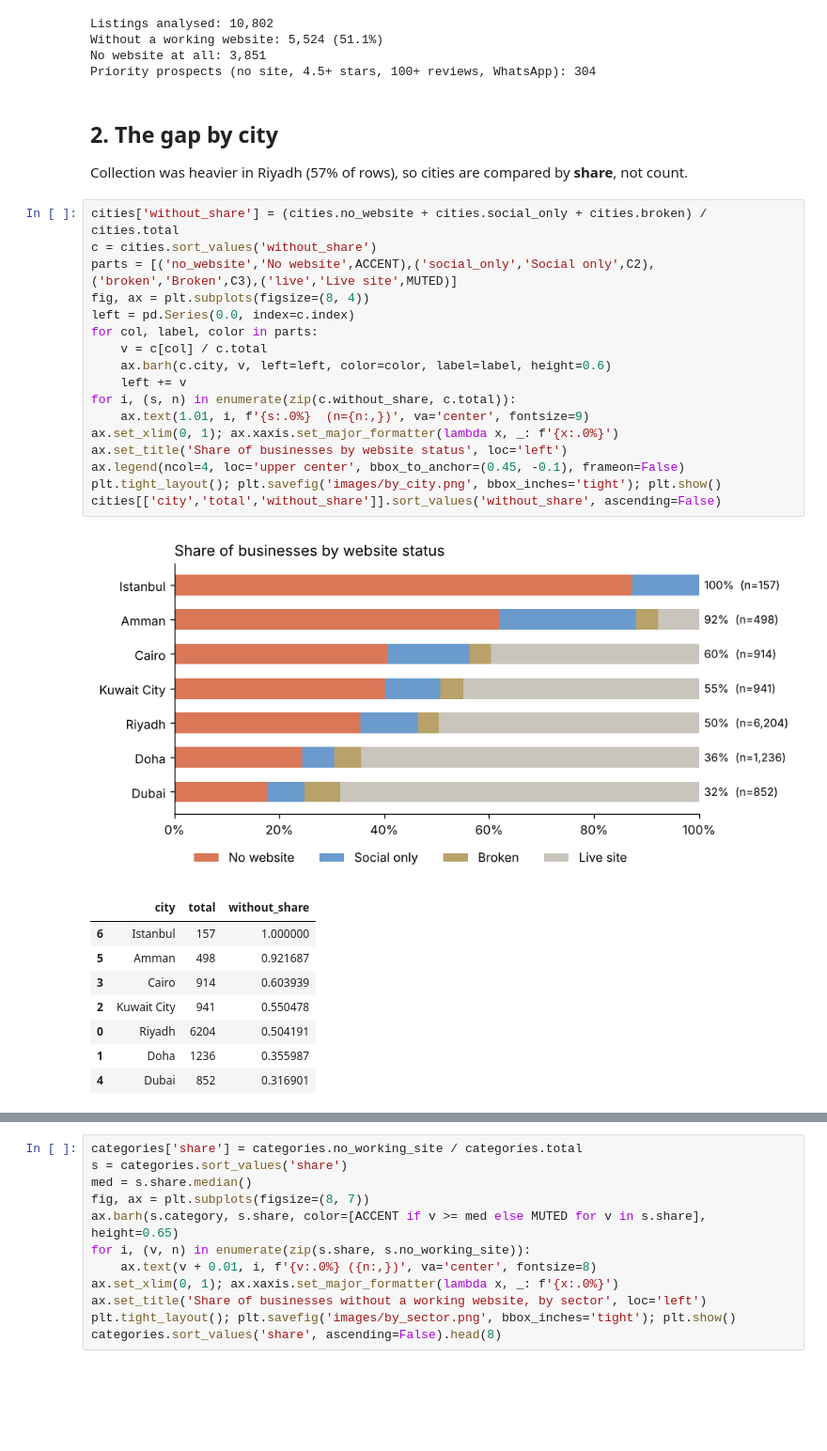
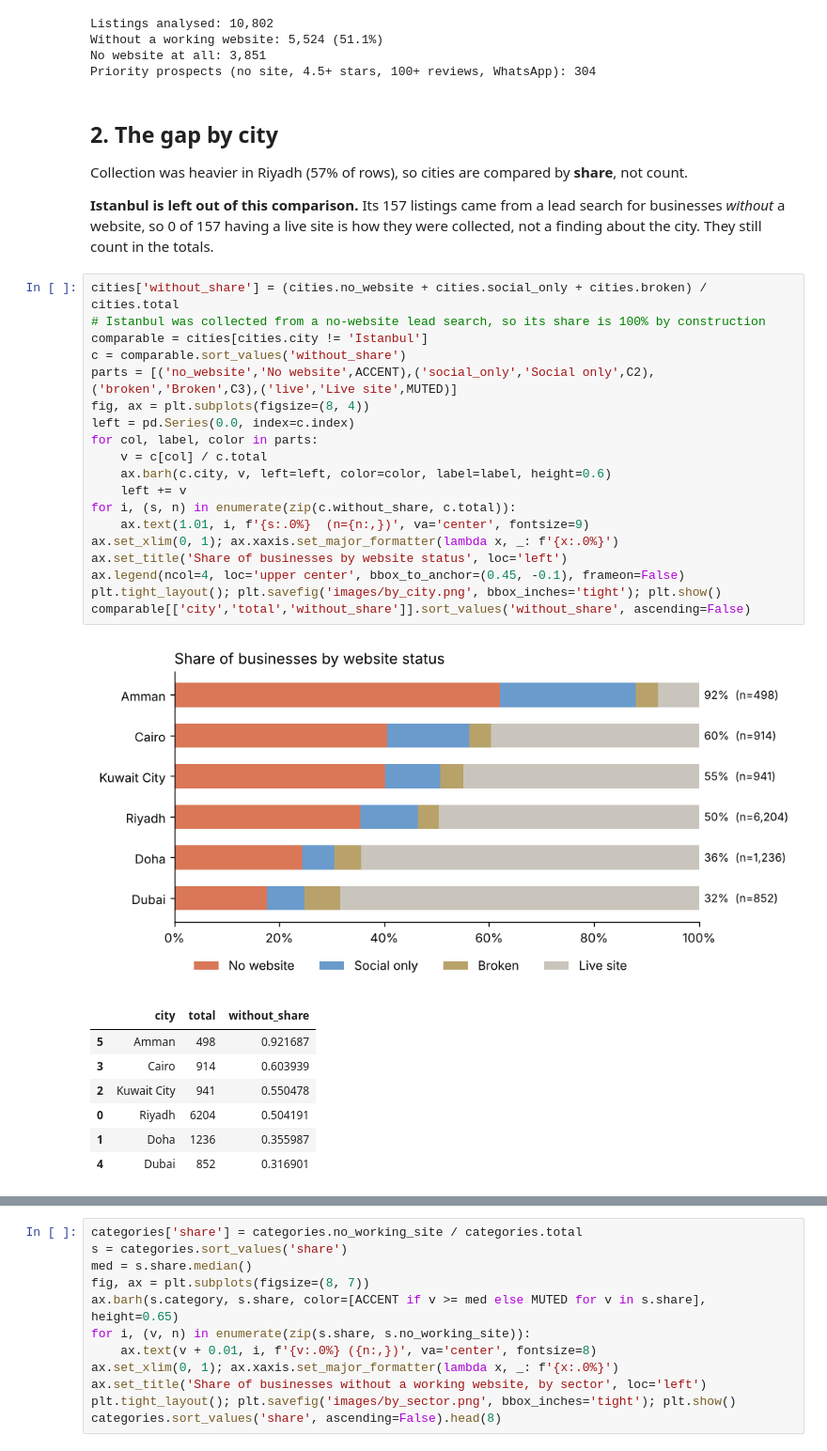
Before and after one commit to KHALEDNOAMAN/mena-web-presence-gap, a Jupyter notebook: analysis.ipynb, the cells around one changed output, grey strips where cells are left out. Shown at 94% size. Drawn from its saved outputs; the diff is of its cells as text; blank space fills up the shorter version.

```diff
--- a/analysis.ipynb
+++ b/analysis.ipynb
@@ -41,27 +41,30 @@ Priority prospects (no site, 4.5+ stars, 100+ reviews, WhatsApp): 304
 # %% [markdown]
 ## 2. The gap by city
 Collection was heavier in Riyadh (57% of rows), so cities are compared by **share**, not count.
+
+**Istanbul is left out of this comparison.** Its 157 listings came from a lead search for businesses *without* a website, so 0 of 157 having a live site is how they were collected, not a finding about the city. They still count in the totals.
 # %%
 cities['without_share'] = (cities.no_website + cities.social_only + cities.broken) / cities.total
-c = cities.sort_values('without_share')
+# Istanbul was collected from a no-website lead search, so its share is 100% by construction
+comparable = cities[cities.city != 'Istanbul']
+c = comparable.sort_values('without_share')
 parts = [('no_website','No website',ACCENT),('social_only','Social only',C2),('broken','Broken',C3),('live','Live site',MUTED)]
 fig, ax = plt.subplots(figsize=(8, 4))
 left = pd.Series(0.0, index=c.index)
 for col, label, color in parts:
     v = c[col] / c.total
     ax.barh(c.city, v, left=left, color=color, label=label, height=0.6)
     left += v
 for i, (s, n) in enumerate(zip(c.without_share, c.total)):
     ax.text(1.01, i, f'{s:.0%}  (n={n:,})', va='center', fontsize=9)
 ax.set_xlim(0, 1); ax.xaxis.set_major_formatter(lambda x, _: f'{x:.0%}')
 ax.set_title('Share of businesses by website status', loc='left')
 ax.legend(ncol=4, loc='upper center', bbox_to_anchor=(0.45, -0.1), frameon=False)
 plt.tight_layout(); plt.savefig('images/by_city.png', bbox_inches='tight'); plt.show()
-cities[['city','total','without_share']].sort_values('without_share', ascending=False)
+comparable[['city','total','without_share']].sort_values('without_share', ascending=False)
 # %% [output]
-[figure, old version]
+[figure, new version]
 |  | city | total | without_share |
-| 6 | Istanbul | 157 | 1.000000 |
 | 5 | Amman | 498 | 0.921687 |
 | 3 | Cairo | 914 | 0.603939 |
 | 2 | Kuwait City | 941 | 0.550478 |
```
Also changed, not shown: parts of 4 cells of this notebook, 3 other files.
